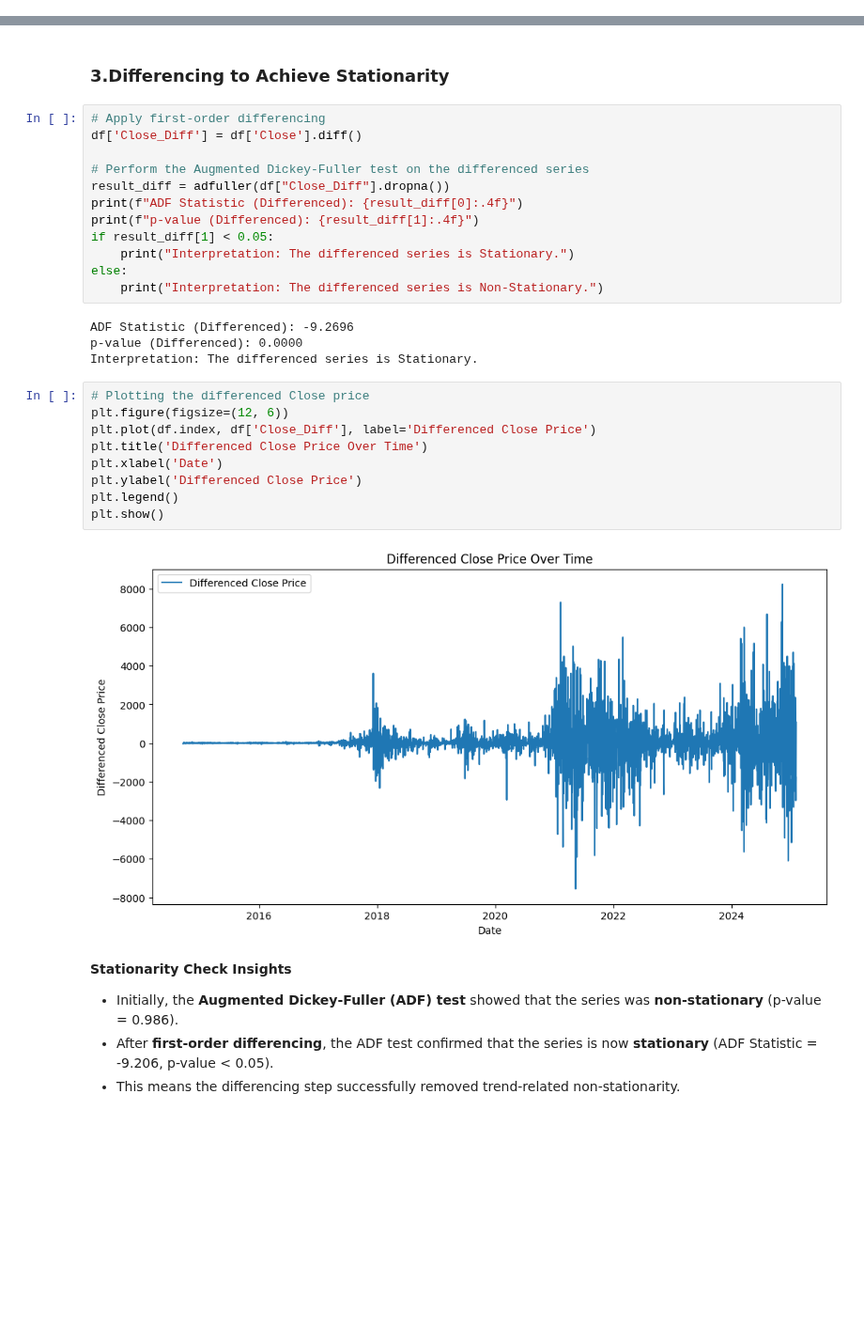
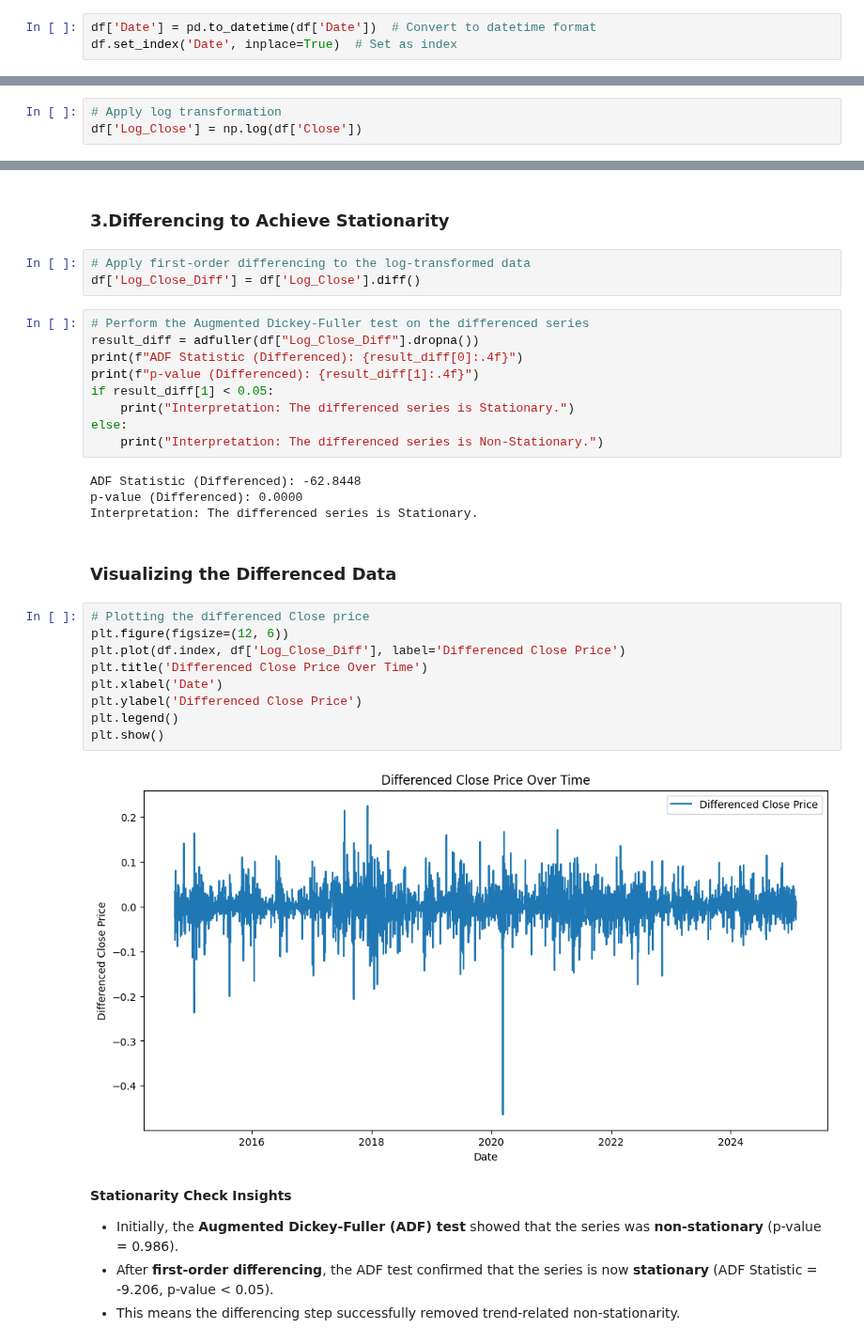
Before and after one commit to bonareri/Cryptocurrency-Price-Prediction-, a Jupyter notebook: arima_sarima_model.ipynb, the cells around one changed output, grey strips where cells are left out. Shown at 94% size. Saved outputs shown, nothing was run; the diff lists cells and outputs as text; blank space fills up the shorter version.

```diff
--- a/arima_sarima_model.ipynb
+++ b/arima_sarima_model.ipynb
@@ -98,5 +86,8 @@ print(len(test))
 # %% [markdown]
 ## 2. Data Preprocessing
+# %%
+df['Date'] = pd.to_datetime(df['Date'])  # Convert to datetime format
+df.set_index('Date', inplace=True)  # Set as index
 # %% [markdown]
 ### 2.1 Visualizing the Data
 # %%
@@ -152,0 +154,3 @@ Interpretation: The original series is Non-Stationary.
+# %%
+# Apply log transformation
+df['Log_Close'] = np.log(df['Close'])
@@ -153,11 +168,11 @@ Interpretation: The original series is Non-Stationary.
 # %% [markdown]
 ### 3.Differencing to Achieve Stationarity
+# %%
+# Apply first-order differencing to the log-transformed data
+df['Log_Close_Diff'] = df['Log_Close'].diff()
 # %%
-# Apply first-order differencing
-df['Close_Diff'] = df['Close'].diff()
-
 # Perform the Augmented Dickey-Fuller test on the differenced series
-result_diff = adfuller(df["Close_Diff"].dropna())
+result_diff = adfuller(df["Log_Close_Diff"].dropna())
 print(f"ADF Statistic (Differenced): {result_diff[0]:.4f}")
 print(f"p-value (Differenced): {result_diff[1]:.4f}")
 if result_diff[1] < 0.05:
@@ -165,20 +180,22 @@ if result_diff[1] < 0.05:
 else:
     print("Interpretation: The differenced series is Non-Stationary.")
 # %% [output]
-ADF Statistic (Differenced): -9.2696
+ADF Statistic (Differenced): -62.8448
 p-value (Differenced): 0.0000
 Interpretation: The differenced series is Stationary.
+# %% [markdown]
+###  Visualizing the Differenced Data
 # %%
 # Plotting the differenced Close price
 plt.figure(figsize=(12, 6))
-plt.plot(df.index, df['Close_Diff'], label='Differenced Close Price')
+plt.plot(df.index, df['Log_Close_Diff'], label='Differenced Close Price')
 plt.title('Differenced Close Price Over Time')
 plt.xlabel('Date')
 plt.ylabel('Differenced Close Price')
 plt.legend()
 plt.show()
 # %% [output]
-[figure, old version]
+[figure, new version]
 # %% [markdown]
 **Stationarity Check Insights**
 - Initially, the **Augmented Dickey-Fuller (ADF) test** showed that the series was **non-stationary** (p-value = 0.986).
```
Also changed, not shown: parts of 54 cells of this notebook.
